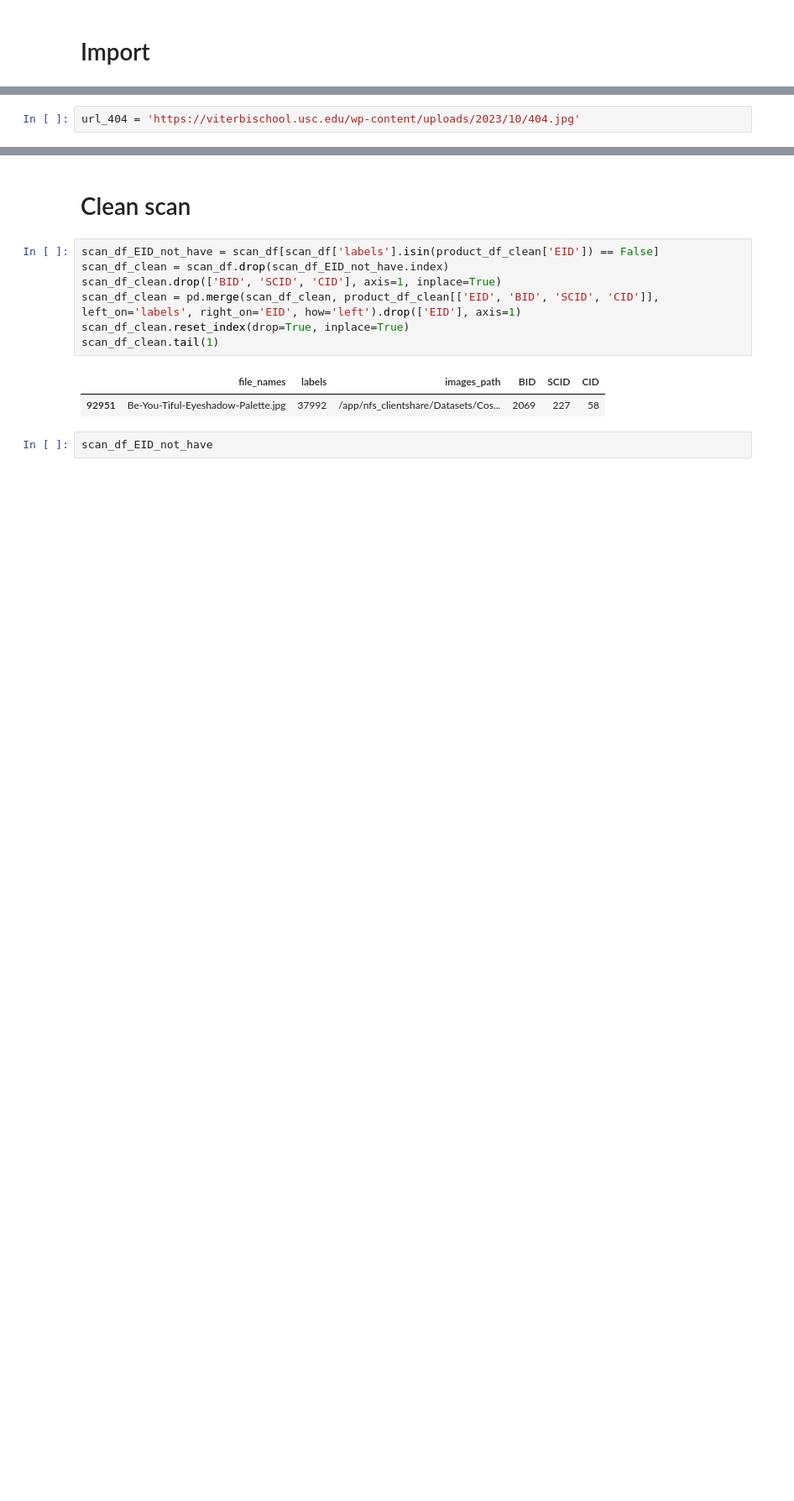
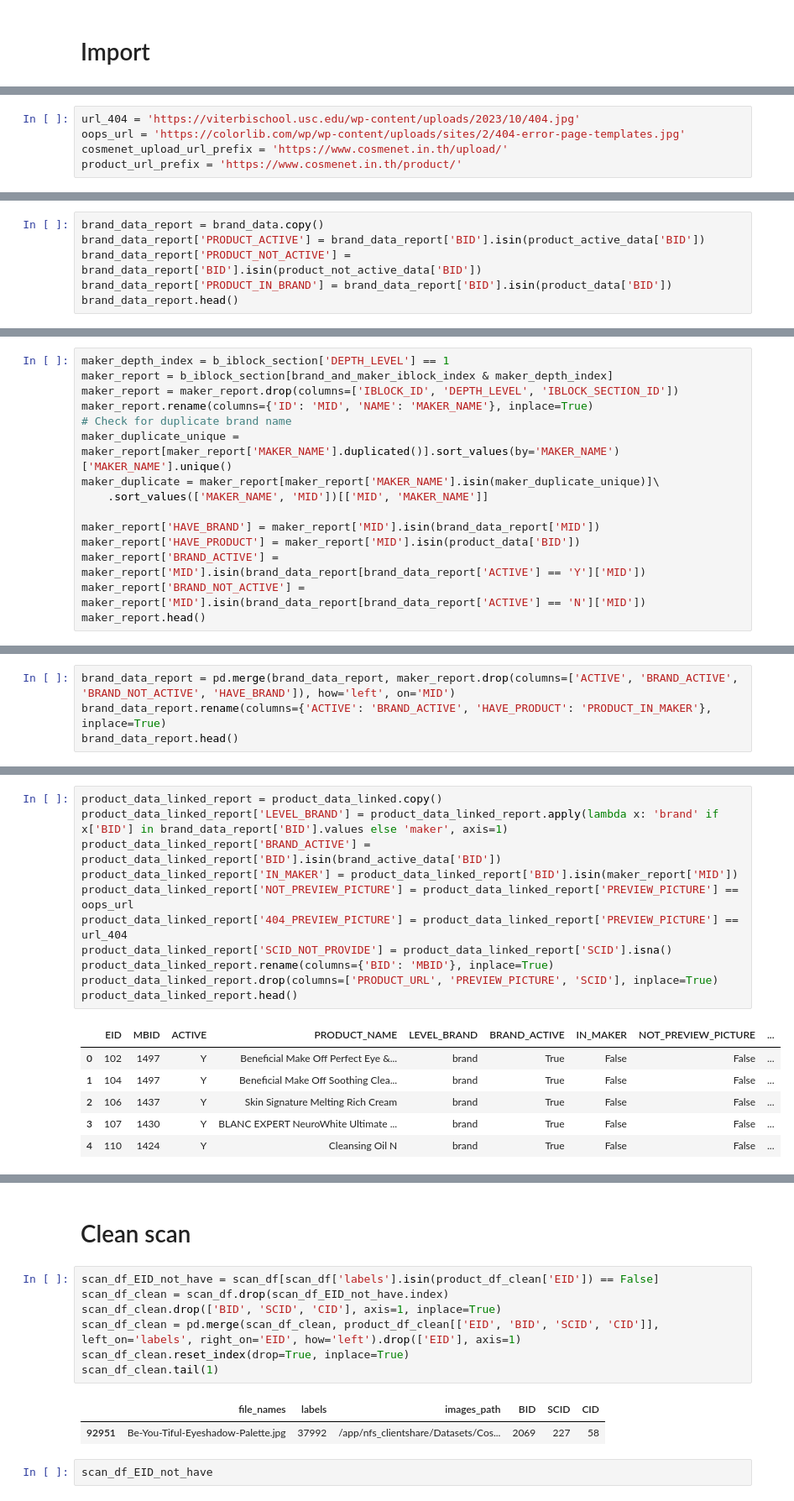
Before and after one commit to suthipongg/Similarity_model, a Jupyter notebook: db_cosmenet/push_real_data_scanner.ipynb, the cells around one changed output, grey strips where cells are left out. Shown at 84% size. Drawn from its saved outputs; the diff is of its cells as text; blank space fills up the shorter version.

Commit message:
clean database

```diff
--- a/push_real_data_scanner.ipynb
+++ b/db_cosmenet/push_real_data_scanner.ipynb
@@ -14,2 +36,5 @@ barcode_df = pd.read_csv('/home/music/Desktop/Similarity_model/db_cosmenet/new_p
 # %%
 url_404 = 'https://viterbischool.usc.edu/wp-content/uploads/2023/10/404.jpg'
+oops_url = 'https://colorlib.com/wp/wp-content/uploads/sites/2/404-error-page-templates.jpg'
+cosmenet_upload_url_prefix = 'https://www.cosmenet.in.th/upload/'
+product_url_prefix = 'https://www.cosmenet.in.th/product/'
@@ -352,0 +519,6 @@ KeyboardInterrupt:
+# %%
+brand_data_report = brand_data.copy()
+brand_data_report['PRODUCT_ACTIVE'] = brand_data_report['BID'].isin(product_active_data['BID'])
+brand_data_report['PRODUCT_NOT_ACTIVE'] = brand_data_report['BID'].isin(product_not_active_data['BID'])
+brand_data_report['PRODUCT_IN_BRAND'] = brand_data_report['BID'].isin(product_data['BID'])
+brand_data_report.head()
@@ -352,0 +532,15 @@ KeyboardInterrupt:
+# %%
+maker_depth_index = b_iblock_section['DEPTH_LEVEL'] == 1
+maker_report = b_iblock_section[brand_and_maker_iblock_index & maker_depth_index]
+maker_report = maker_report.drop(columns=['IBLOCK_ID', 'DEPTH_LEVEL', 'IBLOCK_SECTION_ID'])
+maker_report.rename(columns={'ID': 'MID', 'NAME': 'MAKER_NAME'}, inplace=True)
+# Check for duplicate brand name
+maker_duplicate_unique = maker_report[maker_report['MAKER_NAME'].duplicated()].sort_values(by='MAKER_NAME')['MAKER_NAME'].unique()
+maker_duplicate = maker_report[maker_report['MAKER_NAME'].isin(maker_duplicate_unique)]\
+    .sort_values(['MAKER_NAME', 'MID'])[['MID', 'MAKER_NAME']]
+
+maker_report['HAVE_BRAND'] = maker_report['MID'].isin(brand_data_report['MID'])
+maker_report['HAVE_PRODUCT'] = maker_report['MID'].isin(product_data['BID'])
+maker_report['BRAND_ACTIVE'] = maker_report['MID'].isin(brand_data_report[brand_data_report['ACTIVE'] == 'Y']['MID'])
+maker_report['BRAND_NOT_ACTIVE'] = maker_report['MID'].isin(brand_data_report[brand_data_report['ACTIVE'] == 'N']['MID'])
+maker_report.head()
@@ -352,0 +554,4 @@ KeyboardInterrupt:
+# %%
+brand_data_report = pd.merge(brand_data_report, maker_report.drop(columns=['ACTIVE', 'BRAND_ACTIVE', 'BRAND_NOT_ACTIVE', 'HAVE_BRAND']), how='left', on='MID')
+brand_data_report.rename(columns={'ACTIVE': 'BRAND_ACTIVE', 'HAVE_PRODUCT': 'PRODUCT_IN_MAKER'}, inplace=True)
+brand_data_report.head()
@@ -352,0 +567,18 @@ KeyboardInterrupt:
+# %%
+product_data_linked_report = product_data_linked.copy()
+product_data_linked_report['LEVEL_BRAND'] = product_data_linked_report.apply(lambda x: 'brand' if x['BID'] in brand_data_report['BID'].values else 'maker', axis=1)
+product_data_linked_report['BRAND_ACTIVE'] = product_data_linked_report['BID'].isin(brand_active_data['BID'])
+product_data_linked_report['IN_MAKER'] = product_data_linked_report['BID'].isin(maker_report['MID'])
+product_data_linked_report['NOT_PREVIEW_PICTURE'] = product_data_linked_report['PREVIEW_PICTURE'] == oops_url
+product_data_linked_report['404_PREVIEW_PICTURE'] = product_data_linked_report['PREVIEW_PICTURE'] == url_404
+product_data_linked_report['SCID_NOT_PROVIDE'] = product_data_linked_report['SCID'].isna()
+product_data_linked_report.rename(columns={'BID': 'MBID'}, inplace=True)
+product_data_linked_report.drop(columns=['PRODUCT_URL', 'PREVIEW_PICTURE', 'SCID'], inplace=True)
+product_data_linked_report.head()
+# %% [output]
+|  | EID | MBID | ACTIVE | PRODUCT_NAME | LEVEL_BRAND | BRAND_ACTIVE | IN_MAKER | NOT_PREVIEW_PICTURE | ... |
+| 0 | 102 | 1497 | Y | Beneficial Make Off Perfect Eye &... | brand | True | False | False | ... |
+| 1 | 104 | 1497 | Y | Beneficial Make Off Soothing Clea... | brand | True | False | False | ... |
+| 2 | 106 | 1437 | Y | Skin Signature Melting Rich Cream | brand | True | False | False | ... |
+| 3 | 107 | 1430 | Y | BLANC EXPERT NeuroWhite Ultimate ... | brand | True | False | False | ... |
+| 4 | 110 | 1424 | Y | Cleansing Oil N | brand | True | False | False | ... |
```
Also changed, not shown: parts of 95 cells of this notebook, 1 other file.
